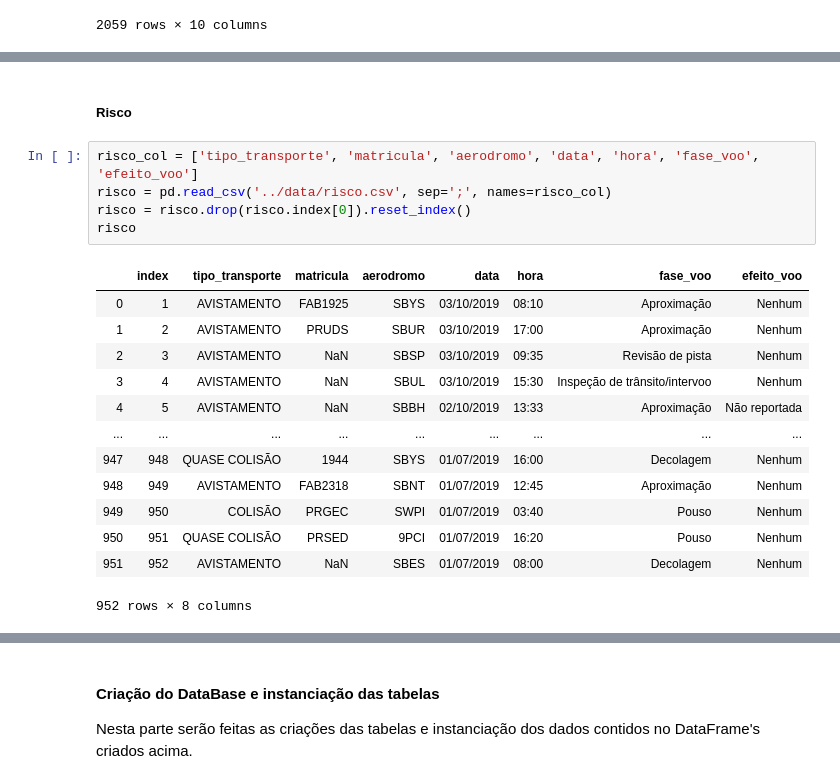
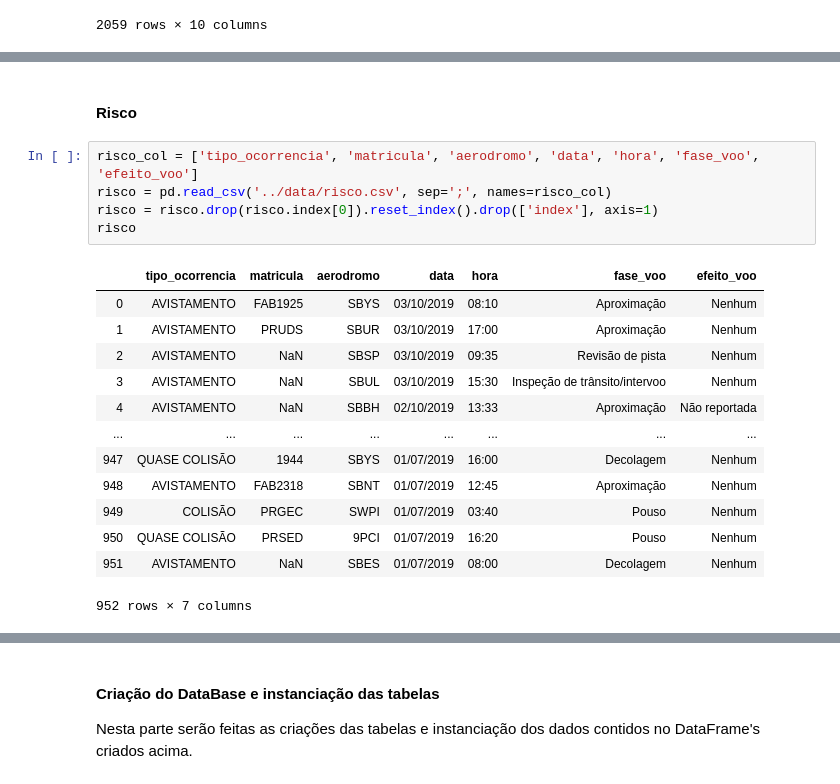
Before and after one commit to otavio-silva/IBD-TP2, a Jupyter notebook: code/TrabalhoPratico02.ipynb, the cells around one changed output, grey strips where cells are left out. Cells and saved outputs as stored; diff of their text form.

```diff
--- a/code/TrabalhoPratico02.ipynb
+++ b/code/TrabalhoPratico02.ipynb
@@ -150,21 +205,21 @@ rec
 # %% [markdown]
-##### Risco
+#### Risco
 # %%
-risco_col = ['tipo_transporte', 'matricula', 'aerodromo', 'data', 'hora', 'fase_voo', 'efeito_voo']
+risco_col = ['tipo_ocorrencia', 'matricula', 'aerodromo', 'data', 'hora', 'fase_voo', 'efeito_voo']
 risco = pd.read_csv('../data/risco.csv', sep=';', names=risco_col)
-risco = risco.drop(risco.index[0]).reset_index()
+risco = risco.drop(risco.index[0]).reset_index().drop(['index'], axis=1)
 risco
 # %% [output]
-|  | index | tipo_transporte | matricula | aerodromo | data | hora | fase_voo | efeito_voo |
-| 0 | 1 | AVISTAMENTO | FAB1925 | SBYS | 03/10/2019 | 08:10 | Aproximação | Nenhum |
-| 1 | 2 | AVISTAMENTO | PRUDS | SBUR | 03/10/2019 | 17:00 | Aproximação | Nenhum |
-| 2 | 3 | AVISTAMENTO | NaN | SBSP | 03/10/2019 | 09:35 | Revisão de pista | Nenhum |
-| 3 | 4 | AVISTAMENTO | NaN | SBUL | 03/10/2019 | 15:30 | Inspeção de trânsito/intervoo | Nenhum |
-| 4 | 5 | AVISTAMENTO | NaN | SBBH | 02/10/2019 | 13:33 | Aproximação | Não reportada |
-| ... | ... | ... | ... | ... | ... | ... | ... | ... |
-| 947 | 948 | QUASE COLISÃO | 1944 | SBYS | 01/07/2019 | 16:00 | Decolagem | Nenhum |
-| 948 | 949 | AVISTAMENTO | FAB2318 | SBNT | 01/07/2019 | 12:45 | Aproximação | Nenhum |
-| 949 | 950 | COLISÃO | PRGEC | SWPI | 01/07/2019 | 03:40 | Pouso | Nenhum |
-| 950 | 951 | QUASE COLISÃO | PRSED | 9PCI | 01/07/2019 | 16:20 | Pouso | Nenhum |
-| 951 | 952 | AVISTAMENTO | NaN | SBES | 01/07/2019 | 08:00 | Decolagem | Nenhum |
+|  | tipo_ocorrencia | matricula | aerodromo | data | hora | fase_voo | efeito_voo |
+| 0 | AVISTAMENTO | FAB1925 | SBYS | 03/10/2019 | 08:10 | Aproximação | Nenhum |
+| 1 | AVISTAMENTO | PRUDS | SBUR | 03/10/2019 | 17:00 | Aproximação | Nenhum |
+| 2 | AVISTAMENTO | NaN | SBSP | 03/10/2019 | 09:35 | Revisão de pista | Nenhum |
+| 3 | AVISTAMENTO | NaN | SBUL | 03/10/2019 | 15:30 | Inspeção de trânsito/intervoo | Nenhum |
+| 4 | AVISTAMENTO | NaN | SBBH | 02/10/2019 | 13:33 | Aproximação | Não reportada |
+| ... | ... | ... | ... | ... | ... | ... | ... |
+| 947 | QUASE COLISÃO | 1944 | SBYS | 01/07/2019 | 16:00 | Decolagem | Nenhum |
+| 948 | AVISTAMENTO | FAB2318 | SBNT | 01/07/2019 | 12:45 | Aproximação | Nenhum |
+| 949 | COLISÃO | PRGEC | SWPI | 01/07/2019 | 03:40 | Pouso | Nenhum |
+| 950 | QUASE COLISÃO | PRSED | 9PCI | 01/07/2019 | 16:20 | Pouso | Nenhum |
+| 951 | AVISTAMENTO | NaN | SBES | 01/07/2019 | 08:00 | Decolagem | Nenhum |
-952 rows × 8 columns
+952 rows × 7 columns
```
Also changed, not shown: parts of 13 cells of this notebook, 1 other file.
